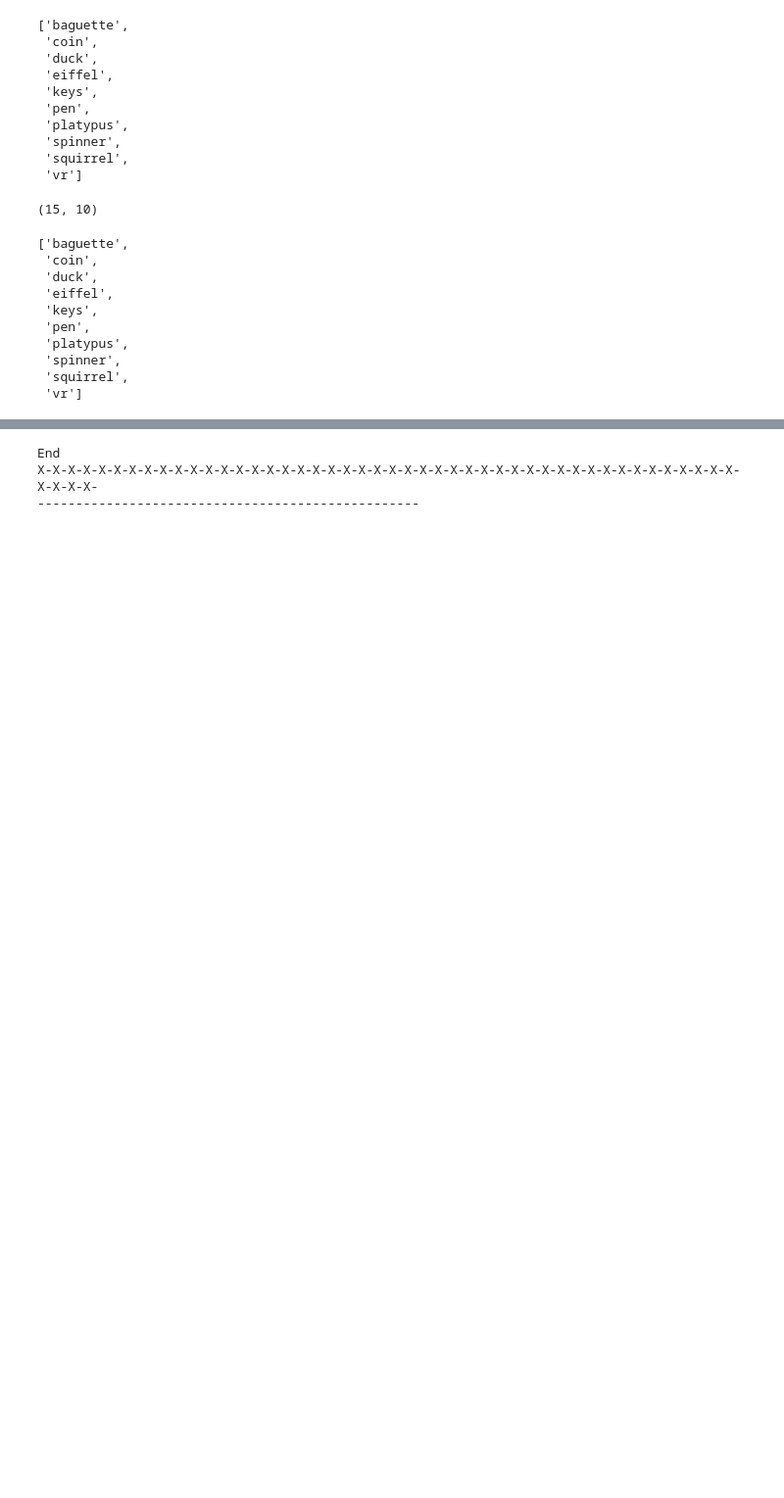
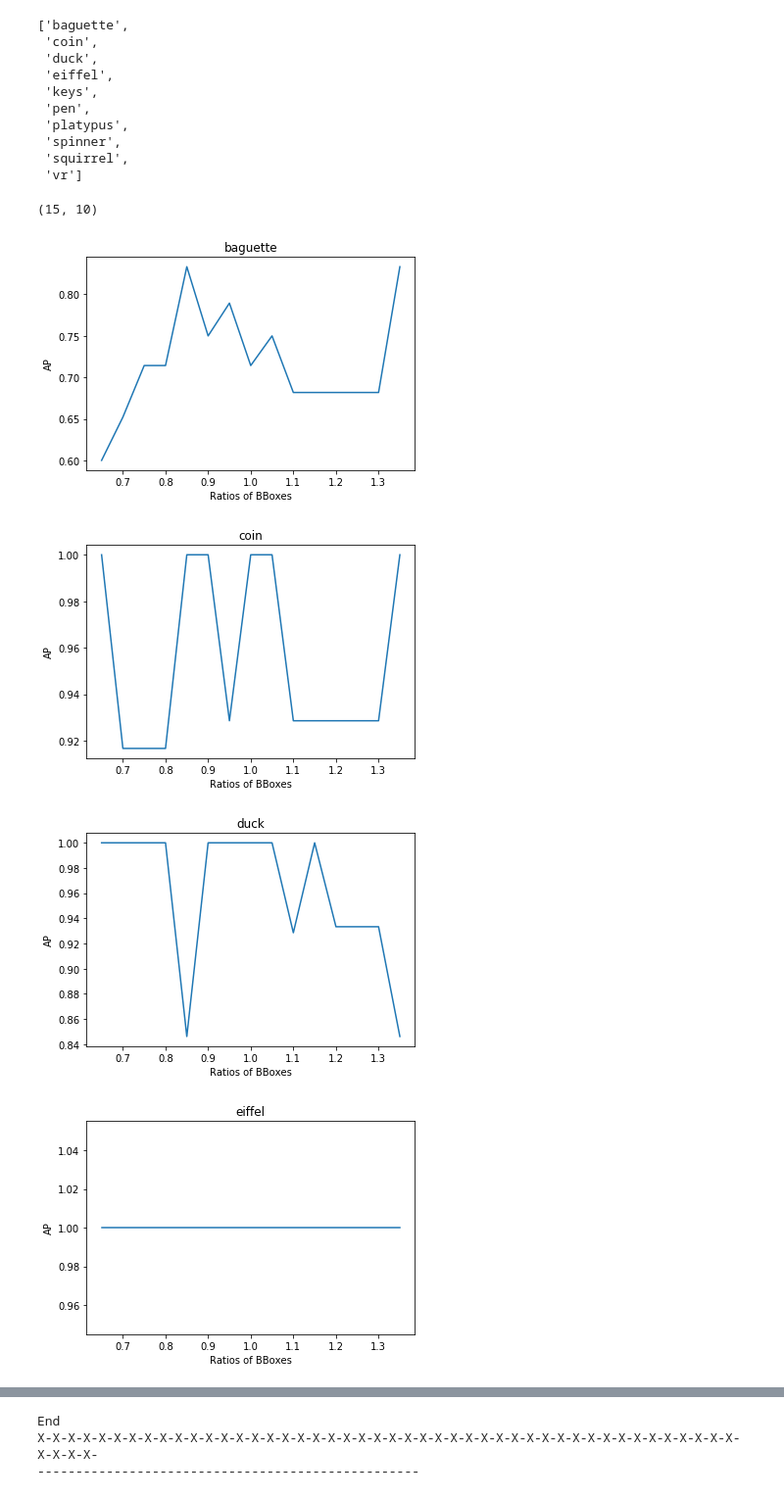
Before and after one commit to ShubhamPatil1994/training_pipeline, a Jupyter notebook: zone_clip.ipynb, the cells around one changed output, grey strips where cells are left out. Shown at 98% size. Cells and saved outputs as stored; diff of their text form; code cells hidden in the pictures; blank space fills up the shorter version.

```diff
--- a/zone_clip.ipynb
+++ b/zone_clip.ipynb
@@ -325,12 +406,11 @@ for i in range(len(processed_ims)):
     out = forward(processed_ims[i], gt_cord_arr[i])
     input_vec.append(np.reshape(out,(128)))
 
-# insert the display function in here
+# insert the update function in here
 gt_cord_arr_new_test = np.zeros(np.shape(gt_cord_arr_test))
 for i in range(len(gt_cord_arr_test)):
-    gt_cord_arr_new_test[i] = update_cord(gt_cord_arr_test[i], 0.65) # Change the scale here
+    gt_cord_arr_new_test[i] = update_cord(gt_cord_arr_test[i], 0.1) # Change the BBox scale here
 #     print(gt_cord_arr_new_test[i],gt_cord_arr_test[i])
-
 
 # for testing
 for i in range(len(processed_ims_test)):
@@ -458,25 +538,30 @@ arr13 = [0.6818181818181818, 0.9285714285714286, 0.9333333333333333, 1.0, 0.7368
 
 # for scale = 1.35
 arr14 = [0.6818181818181818, 0.9285714285714286, 0.9333333333333333, 1.0, 0.7368421052631579, 0.9375, 0.8125, 0.9411764705882353, 1.0, 1.0]
+
+ratios = [0.65,0.7,0.75,0.8,0.85,0.9,0.95,1.0,1.05,1.10,1.15,1.20,1.25,1.30,1.35]
 # %%
 # for i in range(14):
 #     print("arr" + str(i))
 score_list = [arr0, arr1, arr2, arr3, arr4, arr5, arr6, arr7, arr8, arr9, arr10, arr11, arr12, arr13, arr4]
 score_arr = np.asarray(score_list)
+ratios_arr = np.asarray(ratios)
 np.shape(score_arr)
 # %% [output]
 (15, 10)
-# %%
-# score_arr[:,0]
-classes
-# %% [output]
-['baguette',
- 'coin',
- 'duck',
- 'eiffel',
- 'keys',
- 'pen',
- 'platypus',
- 'spinner',
- 'squirrel',
- 'vr']
+# %%
+# score_arr[:,0]
+for i in range(len(score_arr[0])):
+#     print(classes[i])
+    fig,ax = plt.subplots(1)
+    ax.plot(ratios_arr, score_arr[:,i])
+    plt.title(classes[i])
+    plt.xlabel('Ratios of BBoxes')
+    plt.ylabel('AP')
+
+#     plt.show()
+# %% [output]
+[figure, added]
+[figure, added]
+[figure, added]
+[figure, added]
```
Also changed, not shown: parts of 9 cells of this notebook, 2 other files.
